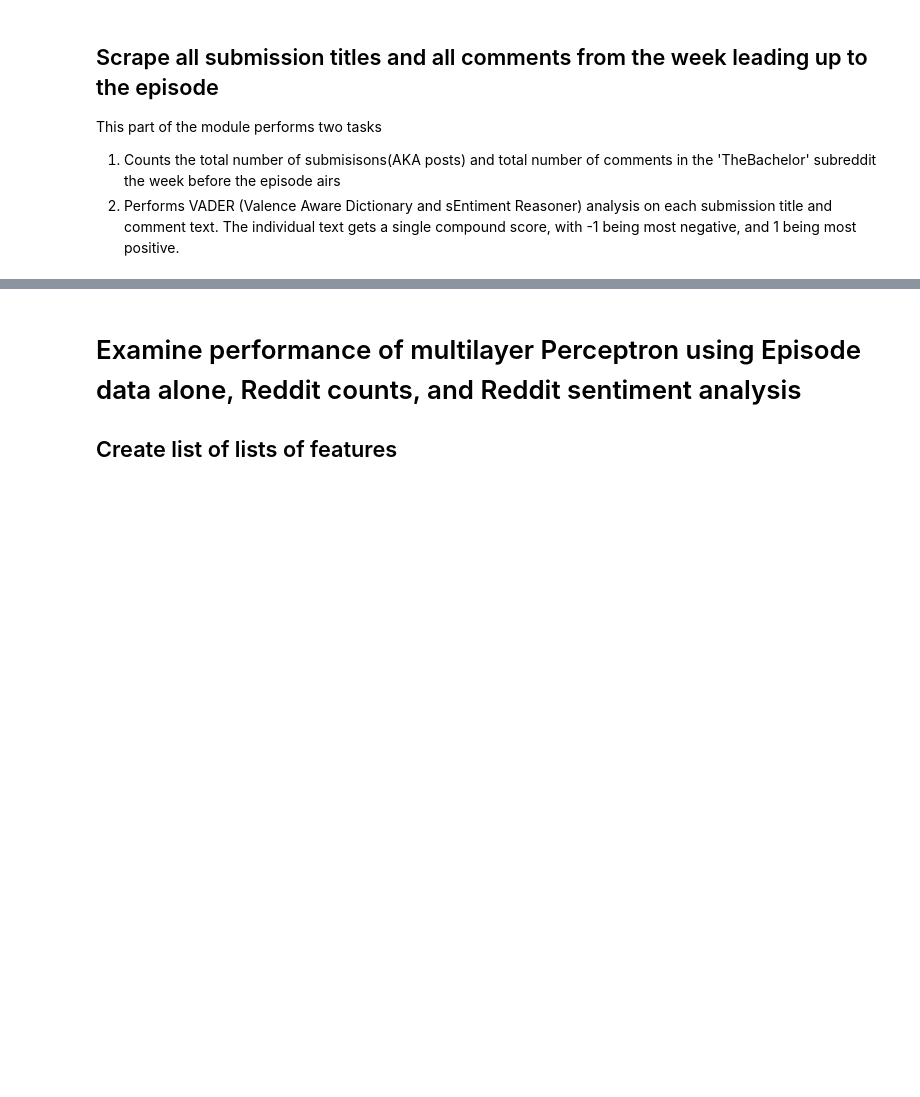
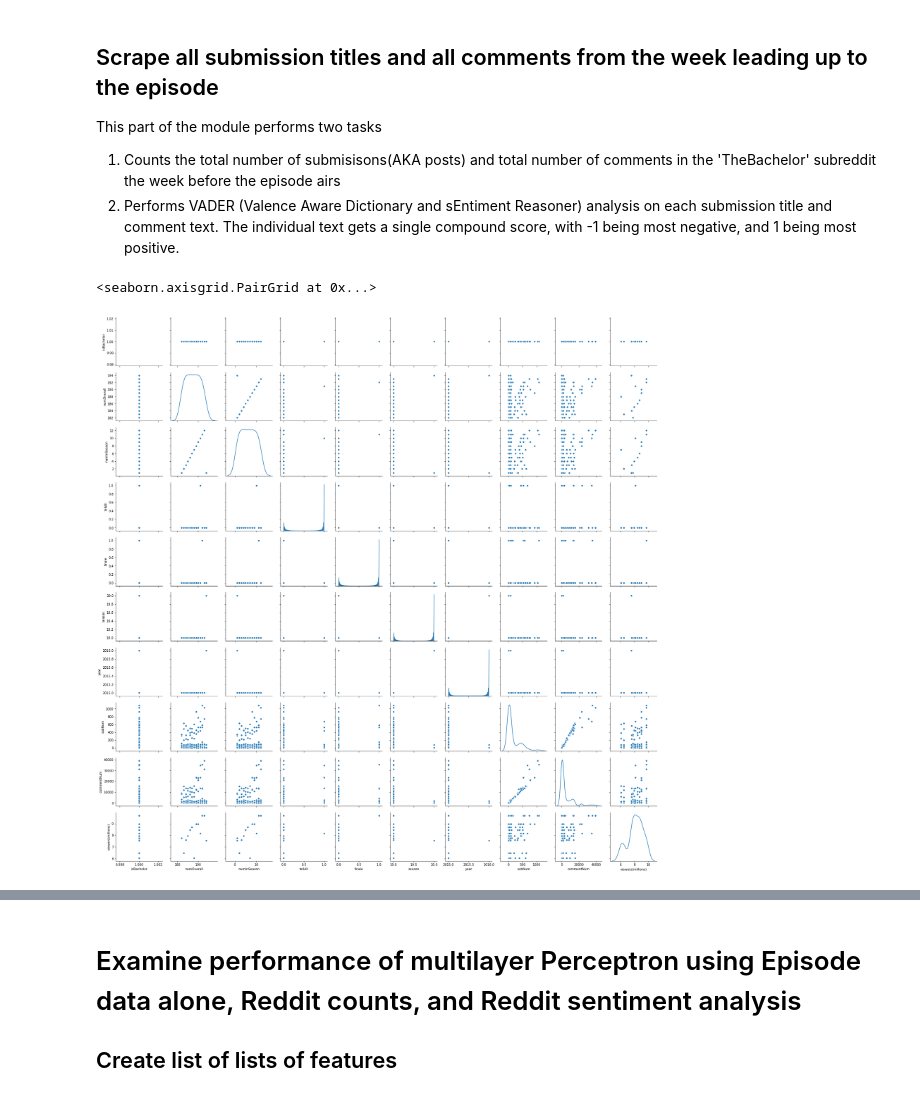
Before and after one commit to jlaw8504/alphaPRAW, a Jupyter notebook: Bachelor Linear Regression.ipynb, the cells around one changed output, grey strips where cells are left out. Drawn from its saved outputs; the diff is of its cells as text; code cells hidden in the pictures; blank space fills up the shorter version.

```diff
--- a/Bachelor Linear Regression.ipynb
+++ b/Bachelor Linear Regression.ipynb
@@ -33,13 +60,17 @@ This part of the module performs two tasks
     <li>Counts the total number of submisisons(AKA posts) and total number of comments in the 'TheBachelor' subreddit the week before the episode airs</li>
         <li>Performs VADER (Valence Aware Dictionary and sEntiment Reasoner) analysis on each submission title and comment text. The individual text gets a single compound score, with -1 being most negative, and 1 being most positive.</li>
 # %%
-#dfTotal = pyBach.appendRedditStats(df)
-dfTotal = pd.read_pickle('dfTotal.pickle')
+#dfAll = pyBach.appendRedditStats(df)
+dfTotal = pd.read_pickle('dfAll.pickle')
 dfTotal.reset_index(drop=True, inplace=True)
-dfTotal
+#remove title column
+dfTotal.drop('title', axis=1, inplace=True)
 # %%
-sns.pairplot(dfTotal[['isBachelor', 'numOverall', 'numInSeason',
+sns.pairplot(dfTotal[['isBachelor', 'numOverall', 'numInSeason', 'tellAll', 'finale',
                      'season', 'year', 'subNum', 'commentNum', 'viewers(millions)']], diag_kind="kde")
+# %% [output]
+<seaborn.axisgrid.PairGrid at 0x...>
+[figure, added]
 # %%
 sns.pairplot(dfTotal[['year', 'subNum', 'commentNum',
                      'meanTitleSentiment', 'stdTitleSentiment',
```
Also changed, not shown: parts of 12 cells of this notebook, 2 other files.
